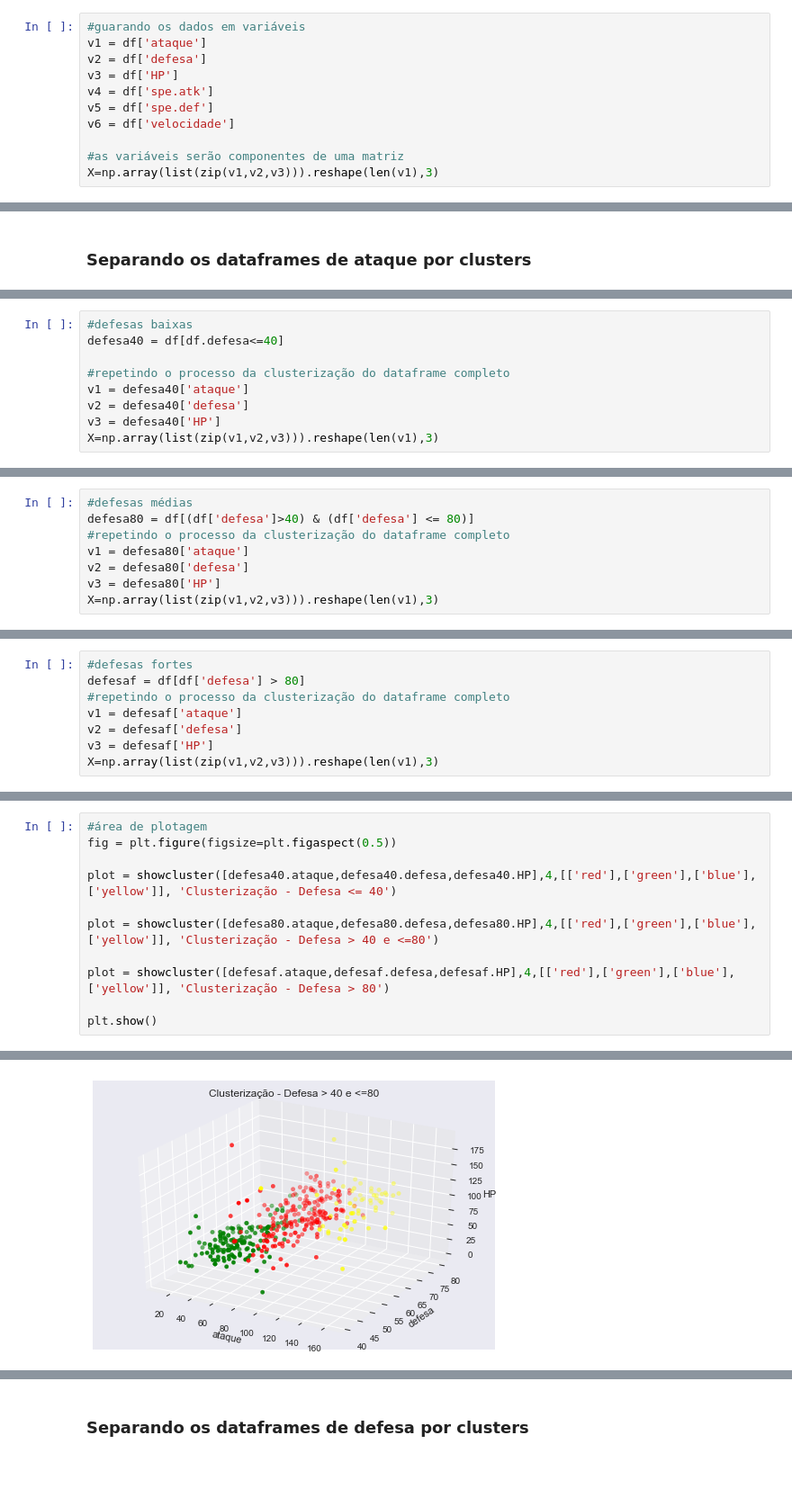
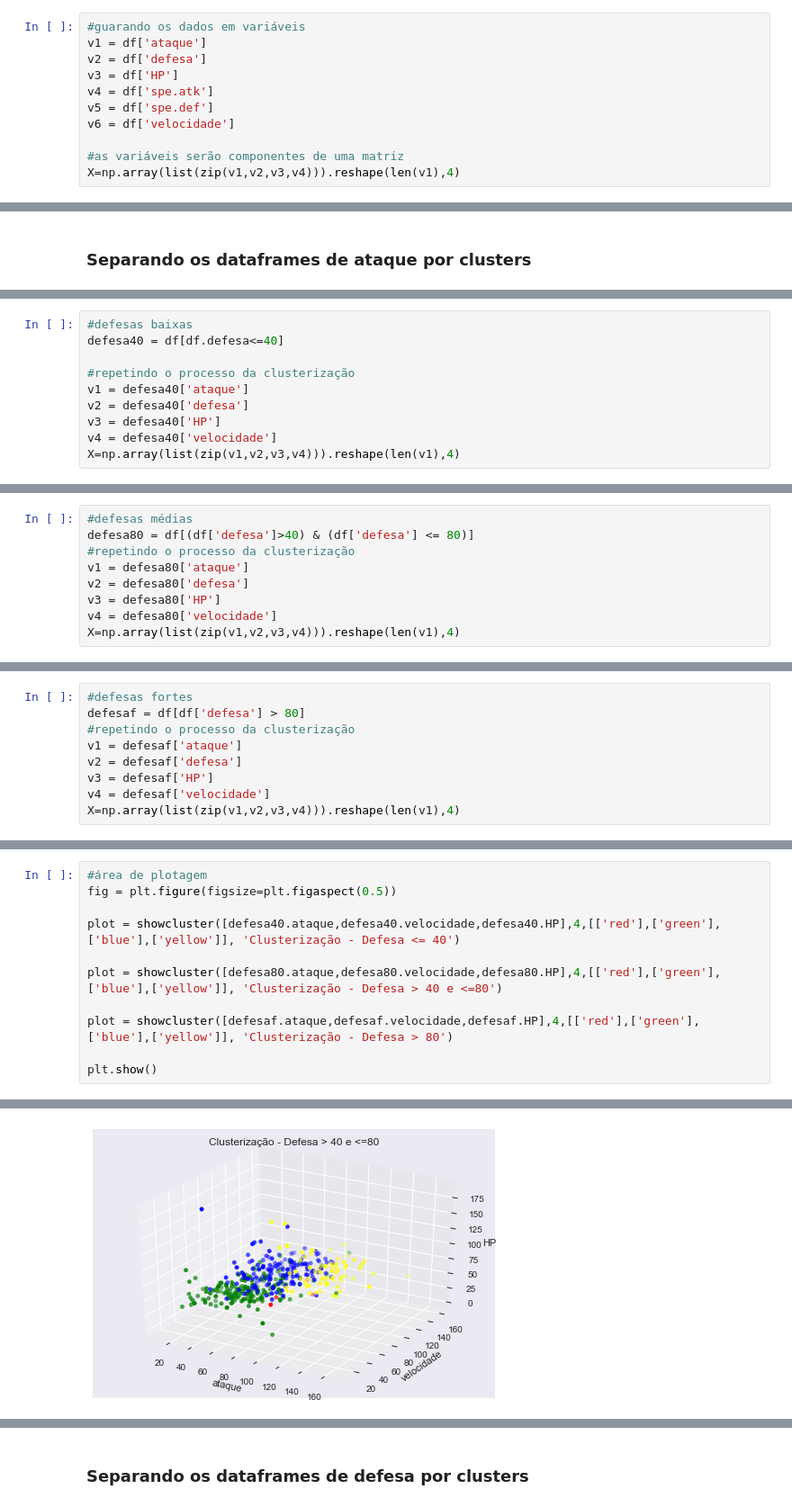
Before and after one commit to brunoartc/CD_3, a Jupyter notebook: Projeto3 - Clusterização de Pokemóns.ipynb, the cells around one changed output, grey strips where cells are left out. Shown at 90% size. Cells and saved outputs as stored; diff of their text form; blank space fills up the shorter version.

```diff
--- a/Projeto3 - Clusterização de Pokemóns.ipynb
+++ b/Projeto3 - Clusterização de Pokemóns.ipynb
@@ -112,7 +112,7 @@ v5 = df['spe.def']
 v6 = df['velocidade']
 
 #as variáveis serão componentes de uma matriz
-X=np.array(list(zip(v1,v2,v3))).reshape(len(v1),3)
+X=np.array(list(zip(v1,v2,v3,v4))).reshape(len(v1),4)
 # %%
 #kmeans determina o k ideal
 distortions = []
@@ -340,11 +300,12 @@ af3 = ataquef[ataquef.cluster==3]
 #defesas baixas
 defesa40 = df[df.defesa<=40]
 
-#repetindo o processo da clusterização do dataframe completo
+#repetindo o processo da clusterização
 v1 = defesa40['ataque']
 v2 = defesa40['defesa']
 v3 = defesa40['HP']
-X=np.array(list(zip(v1,v2,v3))).reshape(len(v1),3)
+v4 = defesa40['velocidade']
+X=np.array(list(zip(v1,v2,v3,v4))).reshape(len(v1),4)
 # %%
 kmeans = KMeans(n_clusters=4).fit(X)
 y_kmeans = kmeans.predict(X)
@@ -365,11 +319,12 @@ See the caveats in the documentation: http://pandas.pydata.org/pandas-docs/stabl
 # %%
 #defesas médias
 defesa80 = df[(df['defesa']>40) & (df['defesa'] <= 80)]
-#repetindo o processo da clusterização do dataframe completo
+#repetindo o processo da clusterização
 v1 = defesa80['ataque']
 v2 = defesa80['defesa']
 v3 = defesa80['HP']
-X=np.array(list(zip(v1,v2,v3))).reshape(len(v1),3)
+v4 = defesa80['velocidade']
+X=np.array(list(zip(v1,v2,v3,v4))).reshape(len(v1),4)
 # %%
 kmeans = KMeans(n_clusters=4).fit(X)
 y_kmeans = kmeans.predict(X)
@@ -390,11 +338,12 @@ See the caveats in the documentation: http://pandas.pydata.org/pandas-docs/stabl
 # %%
 #defesas fortes
 defesaf = df[df['defesa'] > 80]
-#repetindo o processo da clusterização do dataframe completo
+#repetindo o processo da clusterização
 v1 = defesaf['ataque']
 v2 = defesaf['defesa']
 v3 = defesaf['HP']
-X=np.array(list(zip(v1,v2,v3))).reshape(len(v1),3)
+v4 = defesaf['velocidade']
+X=np.array(list(zip(v1,v2,v3,v4))).reshape(len(v1),4)
 # %%
 kmeans = KMeans(n_clusters=4).fit(X)
 y_kmeans = kmeans.predict(X)
@@ -416,11 +358,11 @@ See the caveats in the documentation: http://pandas.pydata.org/pandas-docs/stabl
 #área de plotagem
 fig = plt.figure(figsize=plt.figaspect(0.5))
 
-plot = showcluster([defesa40.ataque,defesa40.defesa,defesa40.HP],4,[['red'],['green'],['blue'],['yellow']], 'Clusterização - Defesa <= 40')
+plot = showcluster([defesa40.ataque,defesa40.velocidade,defesa40.HP],4,[['red'],['green'],['blue'],['yellow']], 'Clusterização - Defesa <= 40')
 
-plot = showcluster([defesa80.ataque,defesa80.defesa,defesa80.HP],4,[['red'],['green'],['blue'],['yellow']], 'Clusterização - Defesa > 40 e <=80')
+plot = showcluster([defesa80.ataque,defesa80.velocidade,defesa80.HP],4,[['red'],['green'],['blue'],['yellow']], 'Clusterização - Defesa > 40 e <=80')
 
-plot = showcluster([defesaf.ataque,defesaf.defesa,defesaf.HP],4,[['red'],['green'],['blue'],['yellow']], 'Clusterização - Defesa > 80')
+plot = showcluster([defesaf.ataque,defesaf.velocidade,defesaf.HP],4,[['red'],['green'],['blue'],['yellow']], 'Clusterização - Defesa > 80')
 
 plt.show()
 # %% [output]
@@ -429 +371 @@ plt.show()
-[figure, old version]
+[figure, new version]
```
Also changed, not shown: parts of 58 cells of this notebook.
